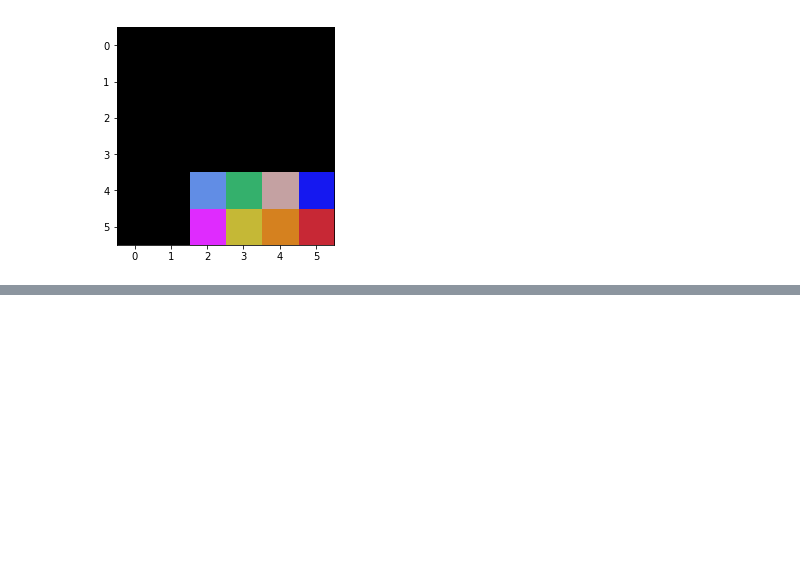
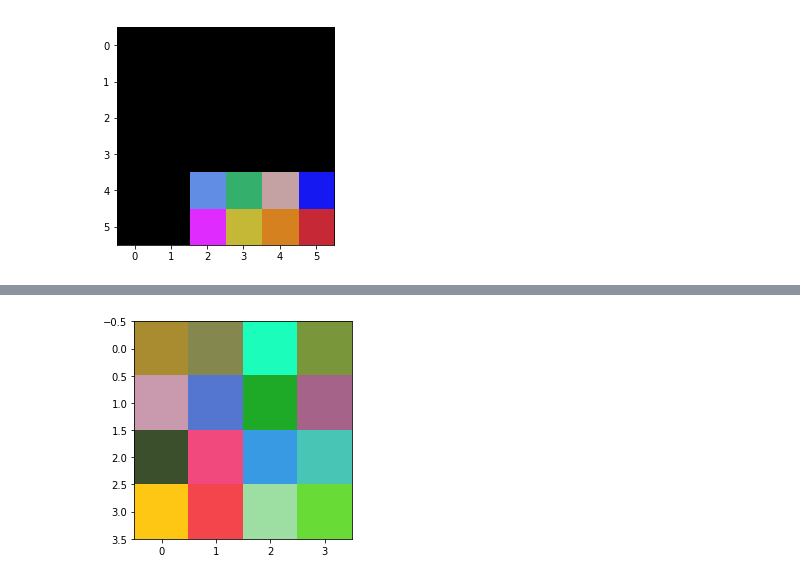
Before and after one commit to Lewington-pitsos/neural_synthesis, a Jupyter notebook: pad.ipynb, the cells around one changed output, grey strips where cells are left out. Drawn from its saved outputs; the diff is of its cells as text; code cells hidden in the pictures; blank space fills up the shorter version.

```diff
--- a/pad.ipynb
+++ b/pad.ipynb
@@ -46,0 +65,6 @@ for i in z:
+# %%
+importlib.reload(stats)
+y = stats.shifted(x, (1, 0), (3, 2))
+img.show_image(y)
+# %% [output]
+[figure, added]
```
Also changed, not shown: parts of 7 cells of this notebook, 2 other files.
